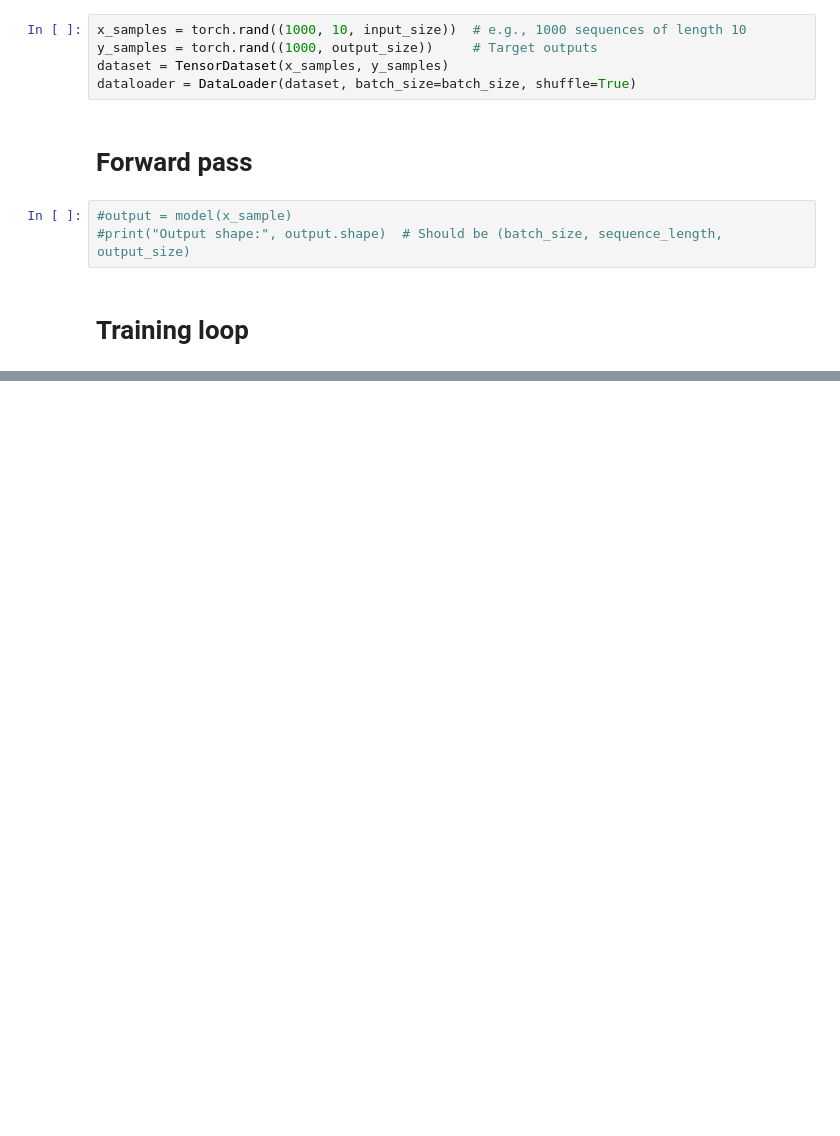
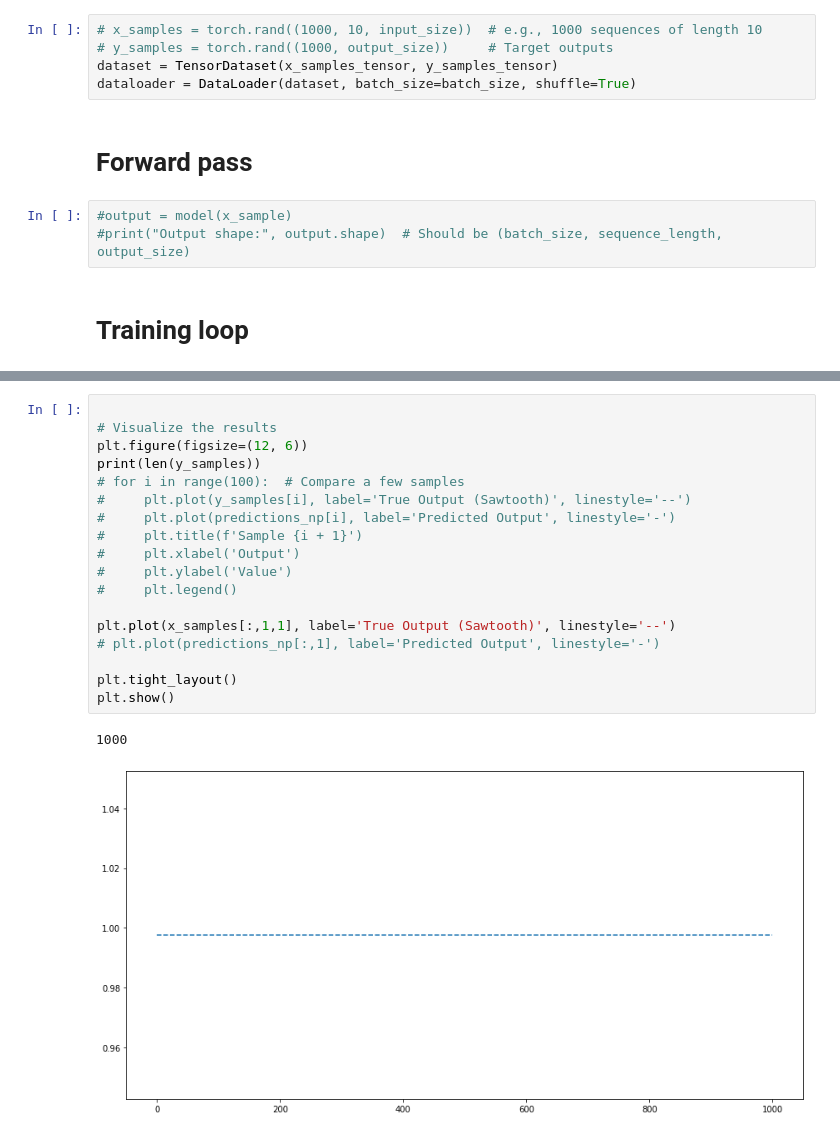
Before and after one commit to LeoBoticsHub/actuator_identification, a Jupyter notebook: training/actuator_lstm.ipynb, the cells around one changed output, grey strips where cells are left out. Saved outputs shown, nothing was run; the diff lists cells and outputs as text; blank space fills up the shorter version.

```diff
--- a/training/actuator_lstm.ipynb
+++ b/training/actuator_lstm.ipynb
@@ -61,9 +122,9 @@ writer = SummaryWriter(log_dir='./runs/actuator_lstm')  # TensorBoard writer
 # %% [markdown]
 ### Example input data (batch_size=16, sequence_length=10, input_size=3). Here, batch_size is the number of samples in a batch seq_len is the length of the time sequence fed to the LSTM. Sample dataset (replace x_samples and y_samples with your actual data)
 # %%
-x_samples = torch.rand((1000, 10, input_size))  # e.g., 1000 sequences of length 10
-y_samples = torch.rand((1000, output_size))     # Target outputs
-dataset = TensorDataset(x_samples, y_samples)
+# x_samples = torch.rand((1000, 10, input_size))  # e.g., 1000 sequences of length 10
+# y_samples = torch.rand((1000, output_size))     # Target outputs
+dataset = TensorDataset(x_samples_tensor, y_samples_tensor)
 dataloader = DataLoader(dataset, batch_size=batch_size, shuffle=True)
 # %% [markdown]
 # Forward pass
@@ -105,0 +204,21 @@ print("Training complete.")
+# %%
+
+# Visualize the results
+plt.figure(figsize=(12, 6))
+print(len(y_samples))
+# for i in range(100):  # Compare a few samples
+#     plt.plot(y_samples[i], label='True Output (Sawtooth)', linestyle='--')
+#     plt.plot(predictions_np[i], label='Predicted Output', linestyle='-')
+#     plt.title(f'Sample {i + 1}')
+#     plt.xlabel('Output')
+#     plt.ylabel('Value')
+#     plt.legend()
+
+plt.plot(x_samples[:,1,1], label='True Output (Sawtooth)', linestyle='--')
+# plt.plot(predictions_np[:,1], label='Predicted Output', linestyle='-')
+
+plt.tight_layout()
+plt.show()
+# %% [output]
+1000
+[figure, added]
```
Also changed, not shown: parts of 6 cells of this notebook.
